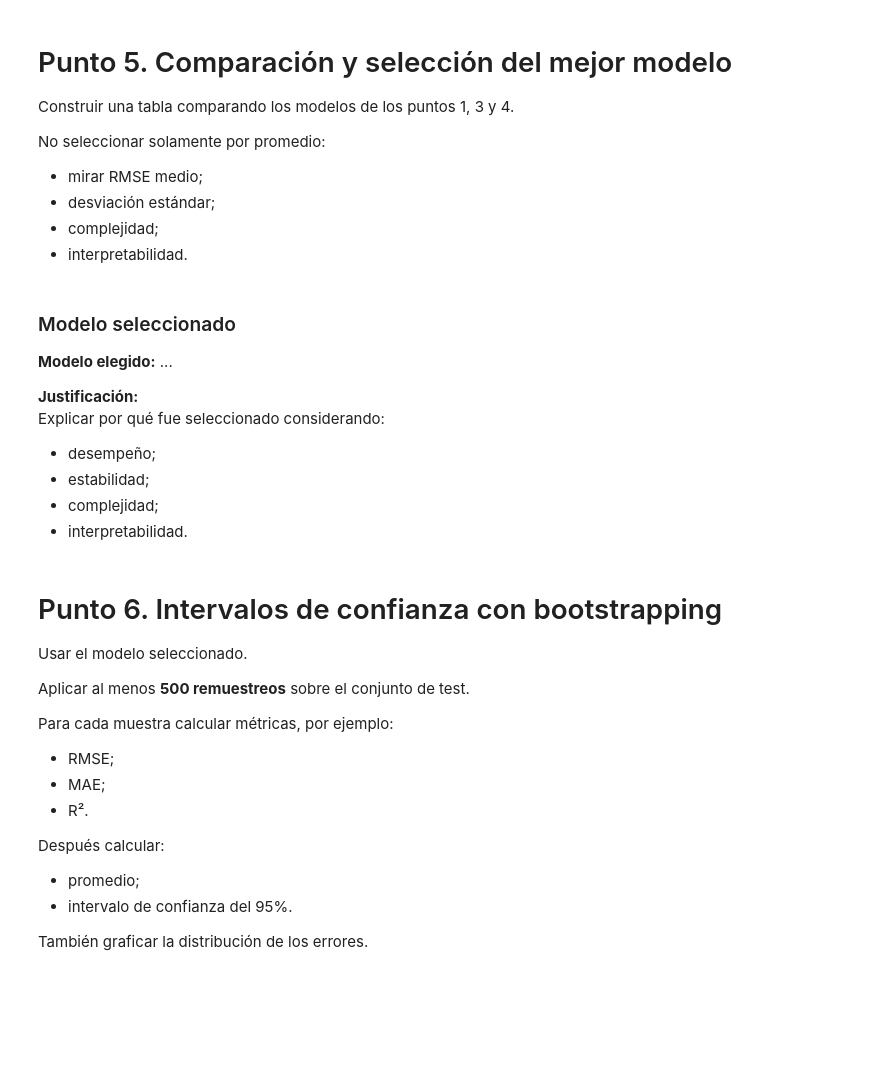
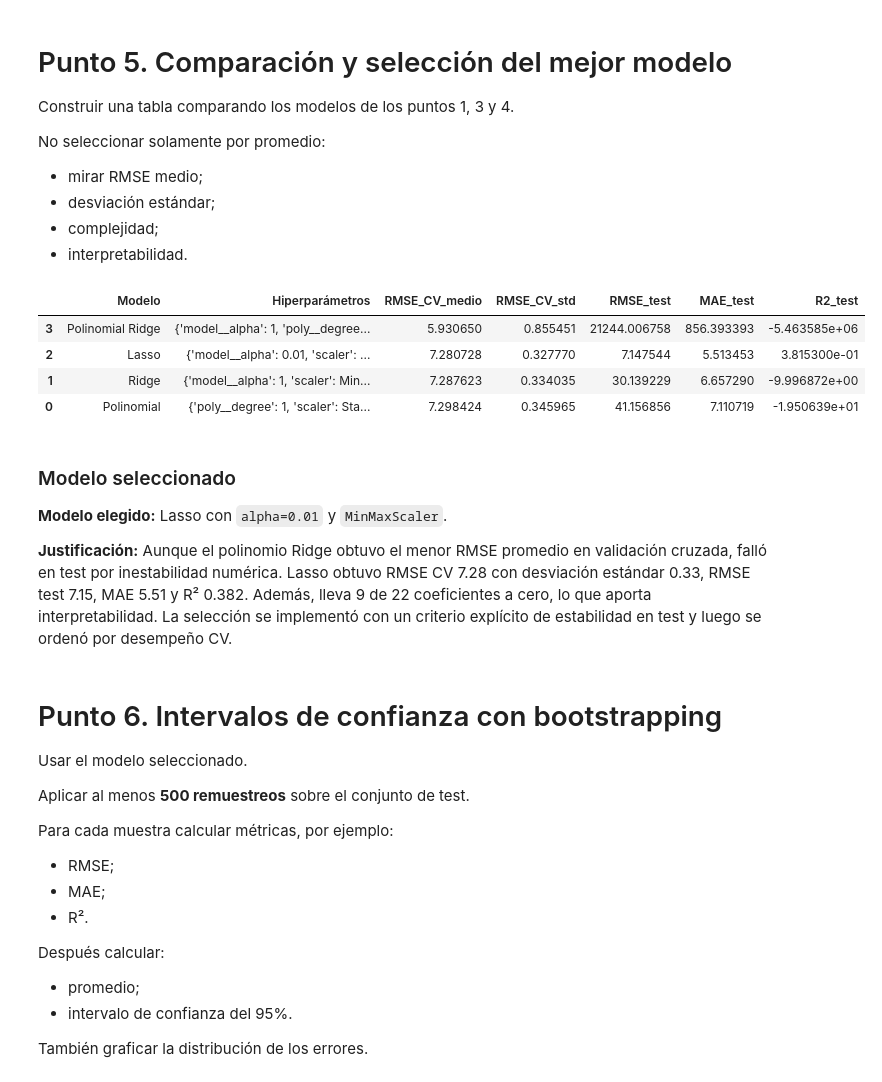
Before and after one commit to vergarave/Lab2_ML, a Jupyter notebook: Laboratorio_2.ipynb, the cells around one changed output. Cells and saved outputs as stored; diff of their text form; code cells hidden in the pictures; blank space fills up the shorter version.

```diff
--- a/Laboratorio_2.ipynb
+++ b/Laboratorio_2.ipynb
@@ -375,14 +422,36 @@ No seleccionar solamente por promedio:
-# %% [markdown]
-### Modelo seleccionado
-
-**Modelo elegido:** ...
-
-**Justificación:**
-Explicar por qué fue seleccionado considerando:
-- desempeño;
-- estabilidad;
-- complejidad;
-- interpretabilidad.
+# %%
+def cv_summary(search, name):
+    best_index = search.best_index_
+    cv_results = search.cv_results_
+    return {
+        "Modelo": name,
+        "Hiperparámetros": search.best_params_,
+        "RMSE_CV_medio": -cv_results["mean_test_score"][best_index],
+        "RMSE_CV_std": cv_results["std_test_score"][best_index],
+        "RMSE_test": test_metrics(search.best_estimator_, name)["RMSE"],
+        "MAE_test": test_metrics(search.best_estimator_, name)["MAE"],
+        "R2_test": test_metrics(search.best_estimator_, name)["R2"]
+    }
+
+comparacion = pd.DataFrame([
+    cv_summary(grid_poly, "Polinomial"),
+    cv_summary(grid_ridge, "Ridge"),
+    cv_summary(grid_lasso, "Lasso"),
+    cv_summary(grid_poly_reg, "Polinomial Ridge")
+]).sort_values("RMSE_CV_medio")
+comparacion
+# %% [output]
+|  | Modelo | Hiperparámetros | RMSE_CV_medio | RMSE_CV_std | RMSE_test | MAE_test | R2_test |
+| 3 | Polinomial Ridge | {'model__alpha': 1, 'poly__degree... | 5.930650 | 0.855451 | 21244.006758 | 856.393393 | -5.463585e+06 |
+| 2 | Lasso | {'model__alpha': 0.01, 'scaler': ... | 7.280728 | 0.327770 | 7.147544 | 5.513453 | 3.815300e-01 |
+| 1 | Ridge | {'model__alpha': 1, 'scaler': Min... | 7.287623 | 0.334035 | 30.139229 | 6.657290 | -9.996872e+00 |
+| 0 | Polinomial | {'poly__degree': 1, 'scaler': Sta... | 7.298424 | 0.345965 | 41.156856 | 7.110719 | -1.950639e+01 |
+# %% [markdown]
+### Modelo seleccionado
+
+**Modelo elegido:** Lasso con `alpha=0.01` y `MinMaxScaler`.
+
+**Justificación:** Aunque el polinomio Ridge obtuvo el menor RMSE promedio en validación cruzada, falló en test por inestabilidad numérica. Lasso obtuvo RMSE CV 7.28 con desviación estándar 0.33, RMSE test 7.15, MAE 5.51 y R² 0.382. Además, lleva 9 de 22 coeficientes a cero, lo que aporta interpretabilidad. La selección se implementó con un criterio explícito de estabilidad en test y luego se ordenó por desempeño CV.
 # %% [markdown]
 # Punto 6. Intervalos de confianza con bootstrapping
 
```
Also changed, not shown: parts of 38 cells of this notebook, 1 other file.
